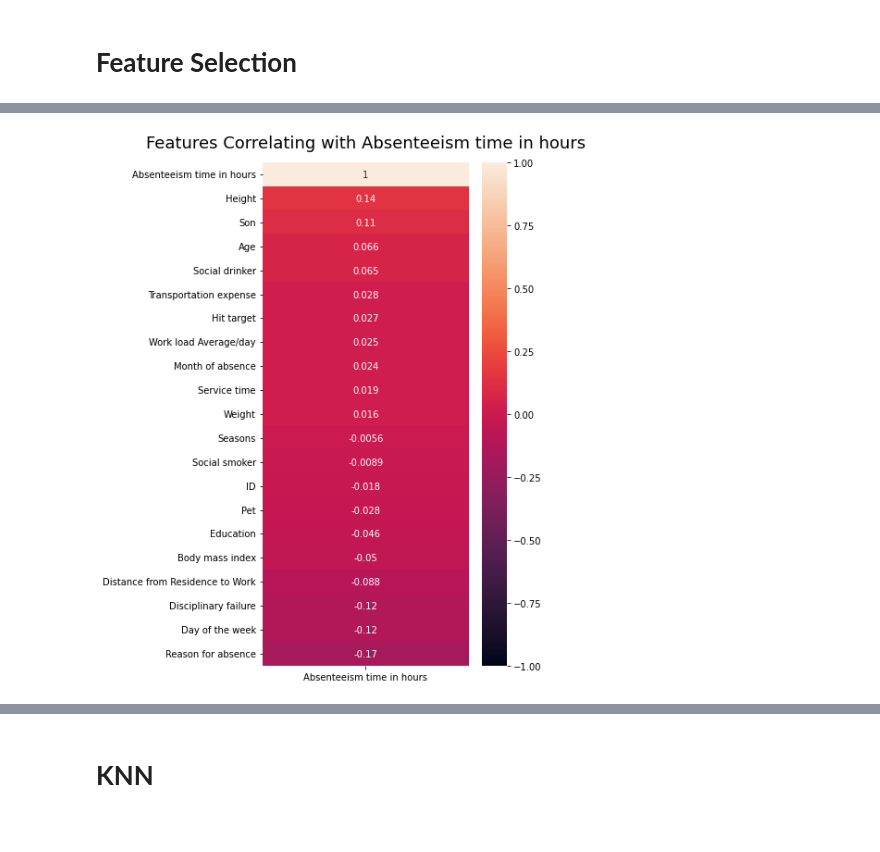
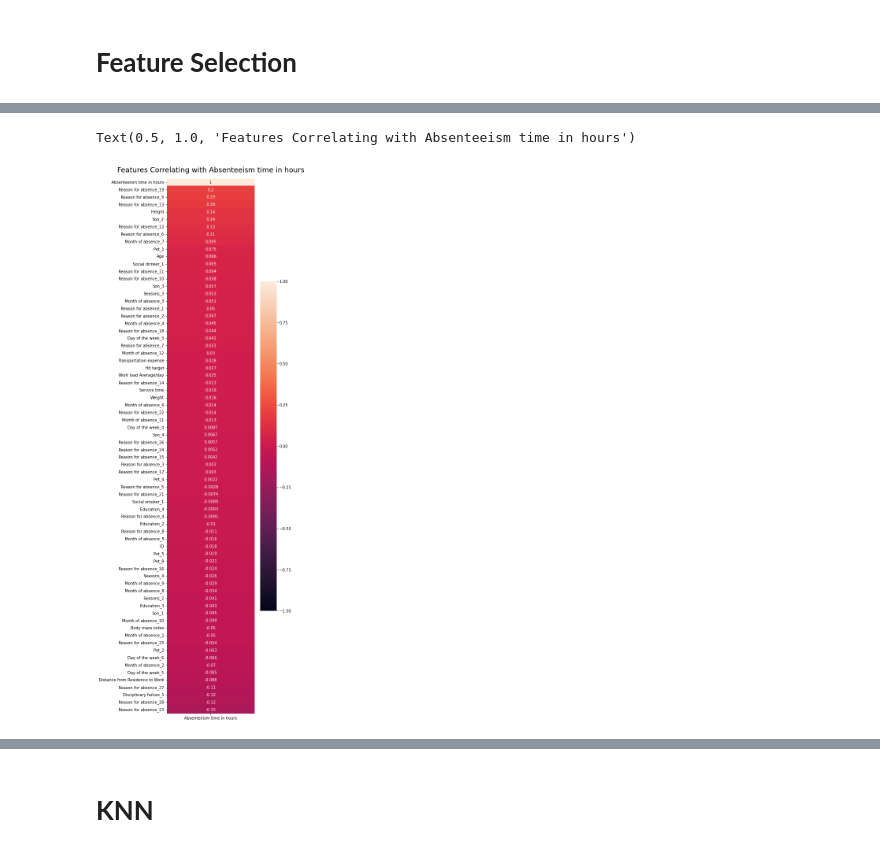
Before and after one commit to dmitriiannenkov/ml_hw_2, a Jupyter notebook: ML_Homework2_da1736.ipynb, the cells around one changed output, grey strips where cells are left out. Cells and saved outputs as stored; diff of their text form; code cells hidden in the pictures.

```diff
--- a/ML_Homework2_da1736.ipynb
+++ b/ML_Homework2_da1736.ipynb
@@ -287,9 +305,15 @@ sns.catplot(kind='box', data=df, orient='h', height=7.5, aspect=2)
 [figure]
 # %% [markdown]
 # **Feature Selection**
+# %%
+categorical_attributes = ['Reason for absence','Month of absence','Day of the week',
+                          'Seasons','Disciplinary failure', 'Education', 'Social drinker',
+                          'Social smoker', 'Pet', 'Son']
+
+df = pd.get_dummies(df, columns=categorical_attributes, drop_first=True)
 # %%
-corrMatrix = df.corr()
+corrMatrix = pd.DataFrame(df.corr())
 
-fig, ax = plt.subplots(figsize=(20,20)) # Sample figsize in inches
-sn.heatmap(corrMatrix, annot=True, linewidths=.5, ax=ax)
-plt.show()
+#fig, ax = plt.subplots(figsize=(17,17)) # Sample figsize in inches
+#sn.heatmap(corrMatrix, annot=True, linewidths=.5, robust=True, ax=ax)
+#plt.show()
@@ -298,7 +336,8 @@ plt.show()
 # %%
-plt.figure(figsize=(5, 10))
+plt.figure(figsize=(5, 25))
 heatmap = sn.heatmap(corrMatrix[['Absenteeism time in hours']].sort_values(by='Absenteeism time in hours', ascending=False), vmin=-1, vmax=1, annot=True)
-heatmap.set_title('Features Correlating with Absenteeism time in hours', fontdict={'fontsize':18}, pad=16);
+heatmap.set_title('Features Correlating with Absenteeism time in hours', fontdict={'fontsize':18}, pad=16)
 # %% [output]
+Text(0.5, 1.0, 'Features Correlating with Absenteeism time in hours')
-[figure, old version]
+[figure, new version]
 # %%
```
Also changed, not shown: parts of 20 cells of this notebook.
